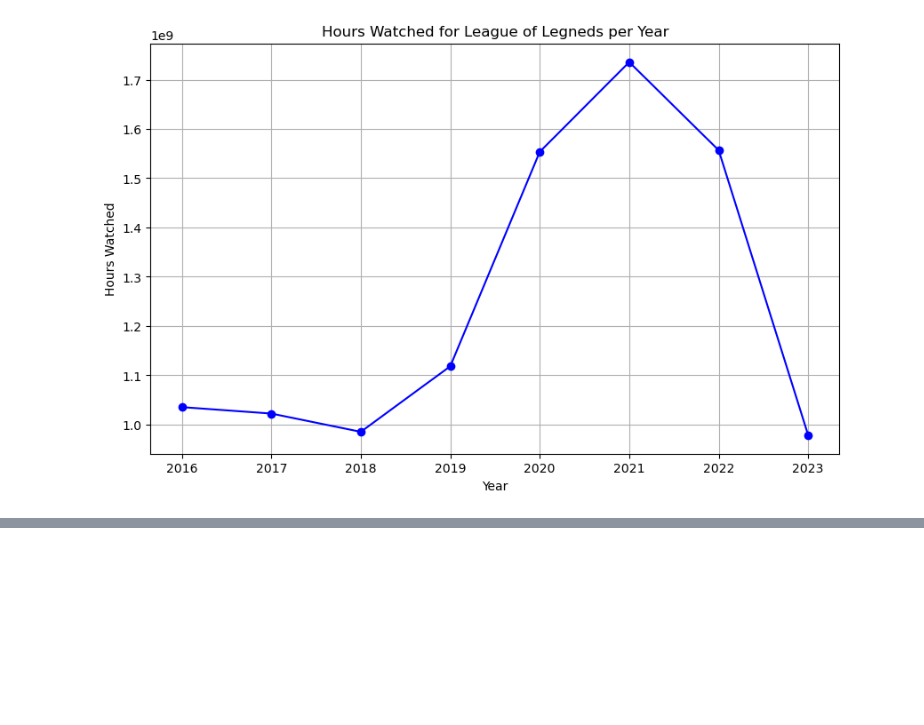
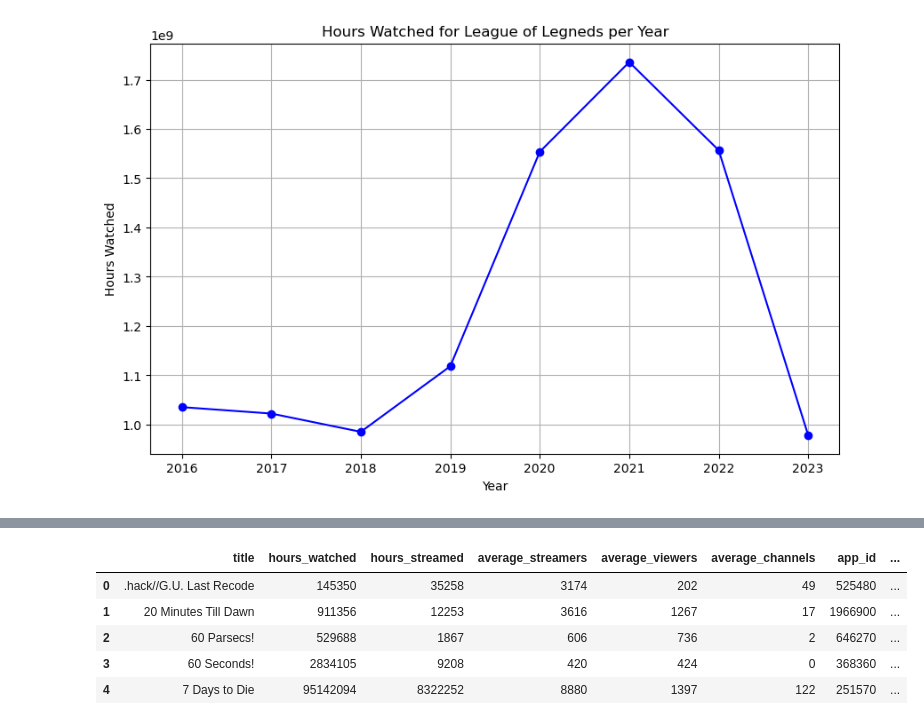
Before and after one commit to rponticelli0/Project_3_Group_7, a Jupyter notebook: twitch_csv_analysis.ipynb, the cells around one changed output, grey strips where cells are left out. Cells and saved outputs as stored; diff of their text form; code cells hidden in the pictures; blank space fills up the shorter version.

```diff
--- a/twitch_csv_analysis.ipynb
+++ b/twitch_csv_analysis.ipynb
@@ -143,0 +226,10 @@ plt.show()
+# %%
+# Check merged_df
+merged_df.head()
+# %% [output]
+|  | title | hours_watched | hours_streamed | average_streamers | average_viewers | average_channels | app_id | ... |
+| 0 | .hack//G.U. Last Recode | 145350 | 35258 | 3174 | 202 | 49 | 525480 | ... |
+| 1 | 20 Minutes Till Dawn | 911356 | 12253 | 3616 | 1267 | 17 | 1966900 | ... |
+| 2 | 60 Parsecs! | 529688 | 1867 | 606 | 736 | 2 | 646270 | ... |
+| 3 | 60 Seconds! | 2834105 | 9208 | 420 | 424 | 0 | 368360 | ... |
+| 4 | 7 Days to Die | 95142094 | 8322252 | 8880 | 1397 | 122 | 251570 | ... |
```
Also changed, not shown: parts of 6 cells of this notebook, 1 other file.
